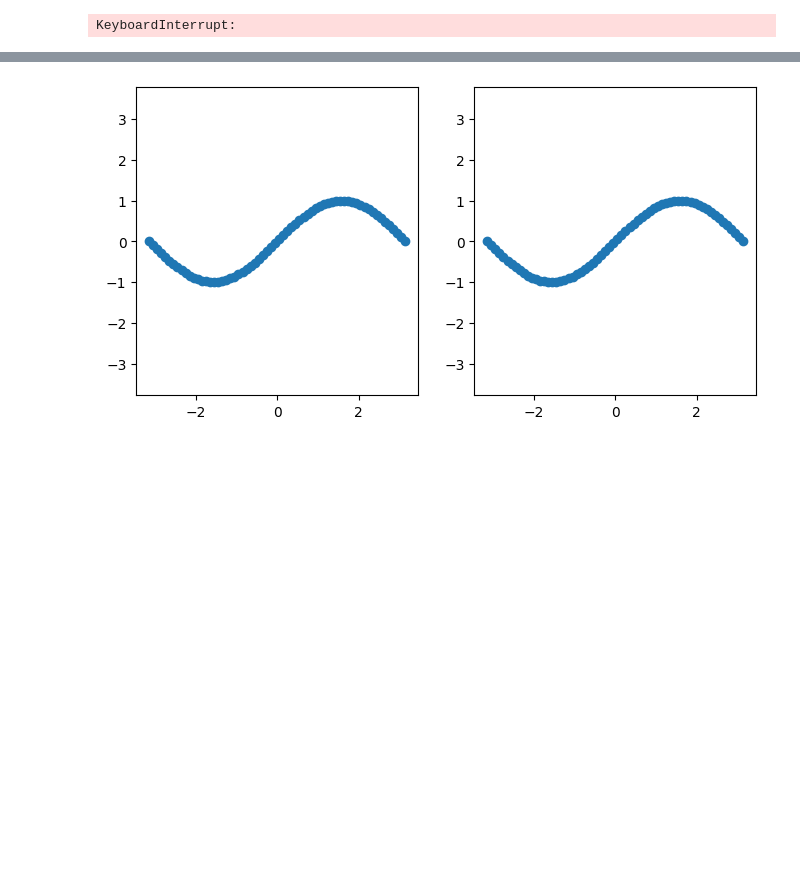
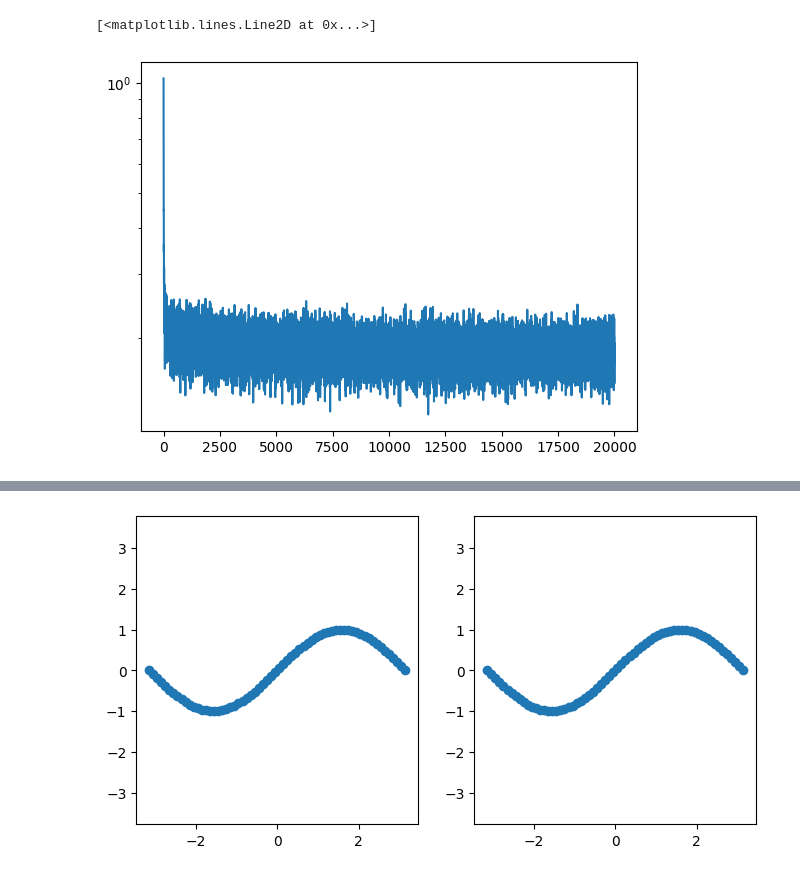
Before and after one commit to minii-ai/tiny-text-to-3d, a Jupyter notebook: notebooks/sine_cosine copy.ipynb, the cells around one changed output, grey strips where cells are left out. Drawn from its saved outputs; the diff is of its cells as text; code cells hidden in the pictures; blank space fills up the shorter version.

Commit message:
diffusing sine waves

```diff
--- a/notebooks/sine_cosine copy.ipynb
+++ b/notebooks/sine_cosine copy.ipynb
@@ -91,5 +15,5 @@ class MLP(nn.Module):
 # %%
-dataset = SineCosineDataset(type="sine", num_points=10)
+dataset = SineCosineDataset(type="sine", num_points=32)
 dataloader = DataLoader(dataset, collate_fn=dataset.collate, batch_size=128)
 # %%
 diffusion = Diffusion(schedule_type="linear", num_timesteps=250, learn_sigma=False)
@@ -115,7 +33,8 @@ trainer = PointCloudDiffusionTrainer(
 )
 # %%
 losses = trainer.train()
-plt.plot(losses)
+plt.semilogy(losses)
 # %% [output]
-KeyboardInterrupt:
+[<matplotlib.lines.Line2D at 0x...>]
+[figure, added]
 # %%
```
Also changed, not shown: parts of 6 cells of this notebook, 2 other files.
